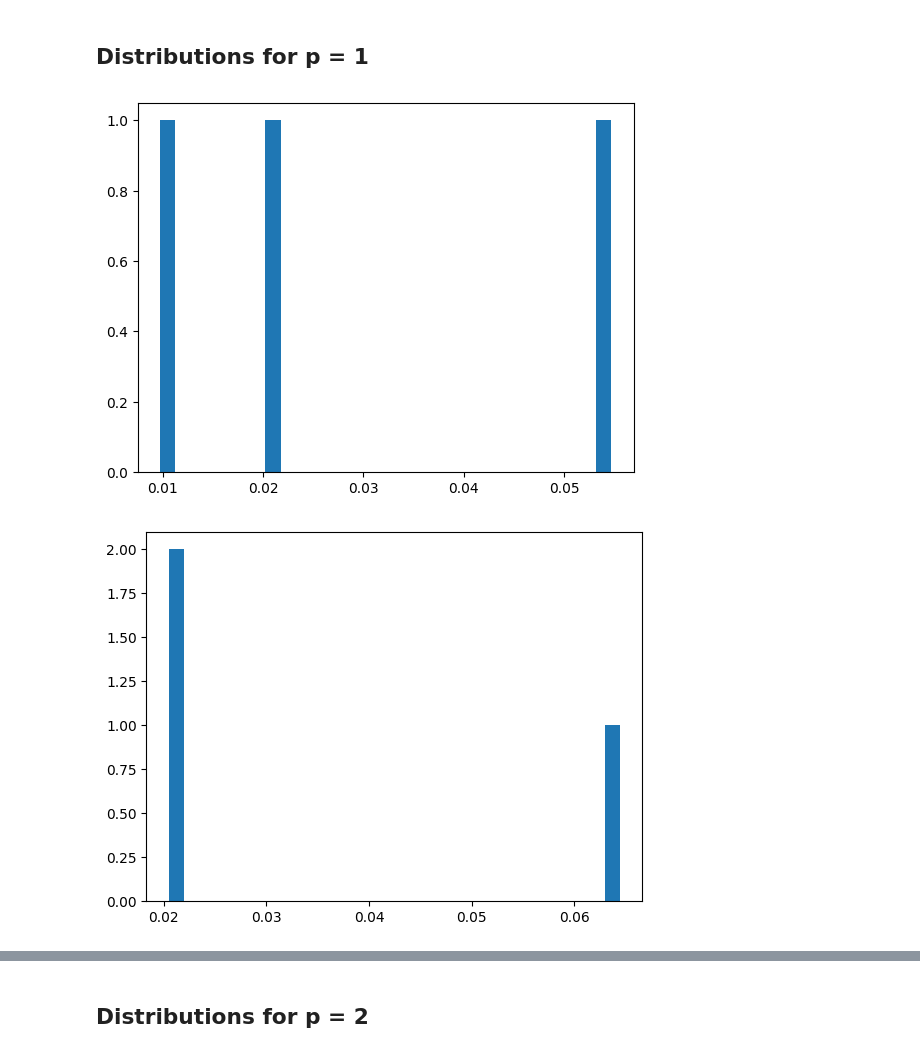
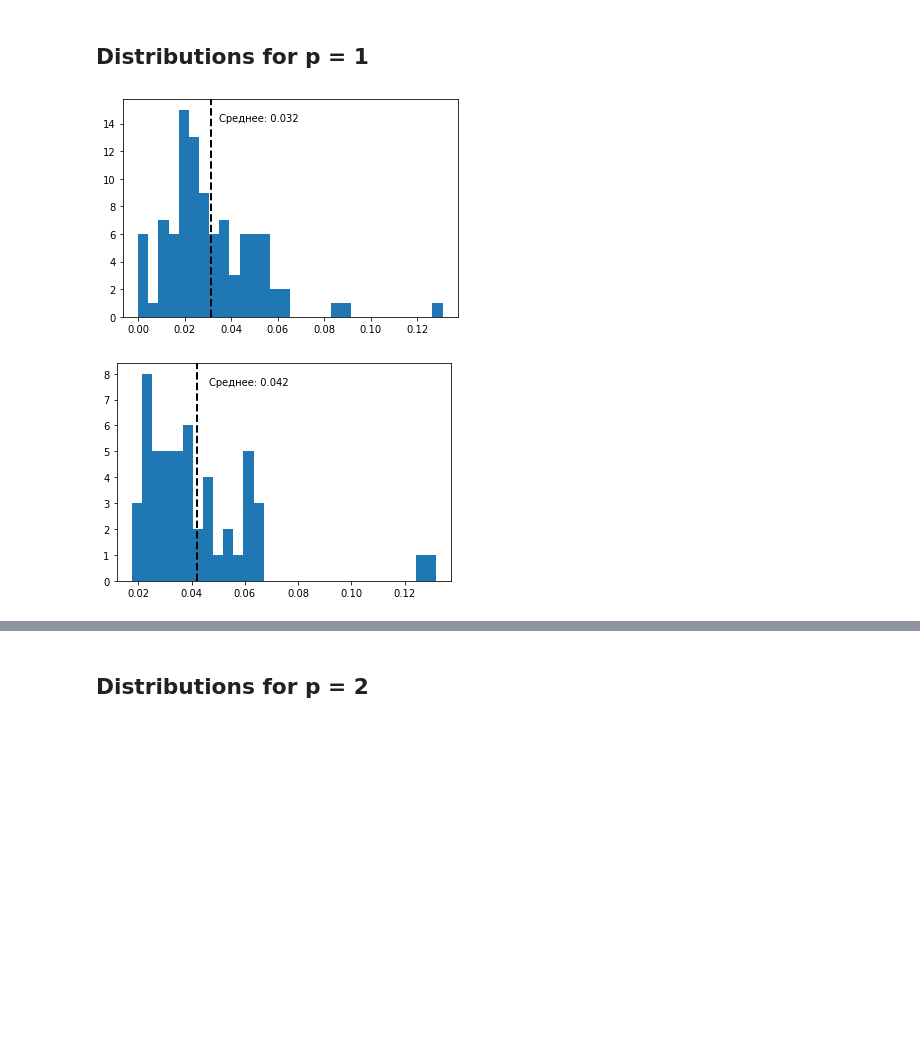
Before and after one commit to zentas/qaoa, a Jupyter notebook: Main.ipynb, the cells around one changed output, grey strips where cells are left out. Cells and saved outputs as stored; diff of their text form; code cells hidden in the pictures; blank space fills up the shorter version.

Commit message:
comuted most cells plus avg on plot
I sewied and computed cells up to "acc per depth", added new plot util, which plots hist and shows average, fixed in "average probabilities"

```diff
--- a/Main.ipynb
+++ b/Main.ipynb
@@ -71,8 +74,7 @@ print(small_p_experiment.brute_force(model))
 # %%
 big_p_experiment = me.Experiment(p=4, dim=hist_exp_dim,
                                  method=method,
-                                 create_backend=lambda: Aer.get_backend(
-                                     'qasm_simulator')
+                                 create_backend=backend_creator
                                  )
 #same model as in experiment with p = 1
 pathing = big_p_experiment.solve_and_record_pathing(model)
@@ -103,33 +105,30 @@ print(big_p_experiment.brute_force(model))
 # Second section: Probablity distributions
 # %%
 probability_exp_dim = 10
-samples_number = 5
+samples_number = 99
 # %% [markdown]
 ## Distributions for p = 1
 # %%
-first_dist_exp = me.Experiment(p=1,
+first_distr_exp = me.Experiment(p=1,
                                dim=probability_exp_dim,
                                method=method,
                                create_backend=backend_creator)
 
-models = [first_dist_exp.generate_model(dens=density)
+models = [first_distr_exp.generate_model(dens=density)
           for _ in range(samples_number)]
 
 models_and_brute_solutions = [
-    (model, first_dist_exp.brute_force(model)) for model in tqdm(models)]
+    (model, first_distr_exp.brute_force(model)) for model in tqdm(models)]
 # %%
-plt.hist(first_dist_exp.compute_probability_distribution(
+plot_utils.hist_with_avg(first_distr_exp.compute_probability_distribution(
     models_and_brute_solutions,
-    me.retrieve_probabilities1), bins=30)
-plt.show()  # вероятность правильного ответа, двойные выкидываем
-plt.hist(first_dist_exp.compute_probability_distribution(
+    me.retrieve_probabilities1))# вероятность правильного ответа, двойные выкидываем
+plot_utils.hist_with_avg(first_distr_exp.compute_probability_distribution(
     models_and_brute_solutions,
-    me.retrieve_probabilities2), bins=30)
-plt.show()  # вероятность правильного ответа при правильно решенной задаче
-plt.hist(first_dist_exp.compute_probability_distribution(
+    me.retrieve_probabilities2)) # вероятность правильного ответа при правильно решенной задаче
+plot_utils.hist_with_avg(first_distr_exp.compute_probability_distribution(
     models_and_brute_solutions,
-    me.retrieve_probabilities3), bins=30)
-plt.show()  # вероятность правильного ответа, двойные складываем
+    me.retrieve_probabilities3))# вероятность правильного ответа, двойные складываем
 # %% [output]
-[figure, old version]
+[figure, new version]
-[figure, old version]
+[figure, new version]
```
Also changed, not shown: parts of 18 cells of this notebook, 1 other file.
